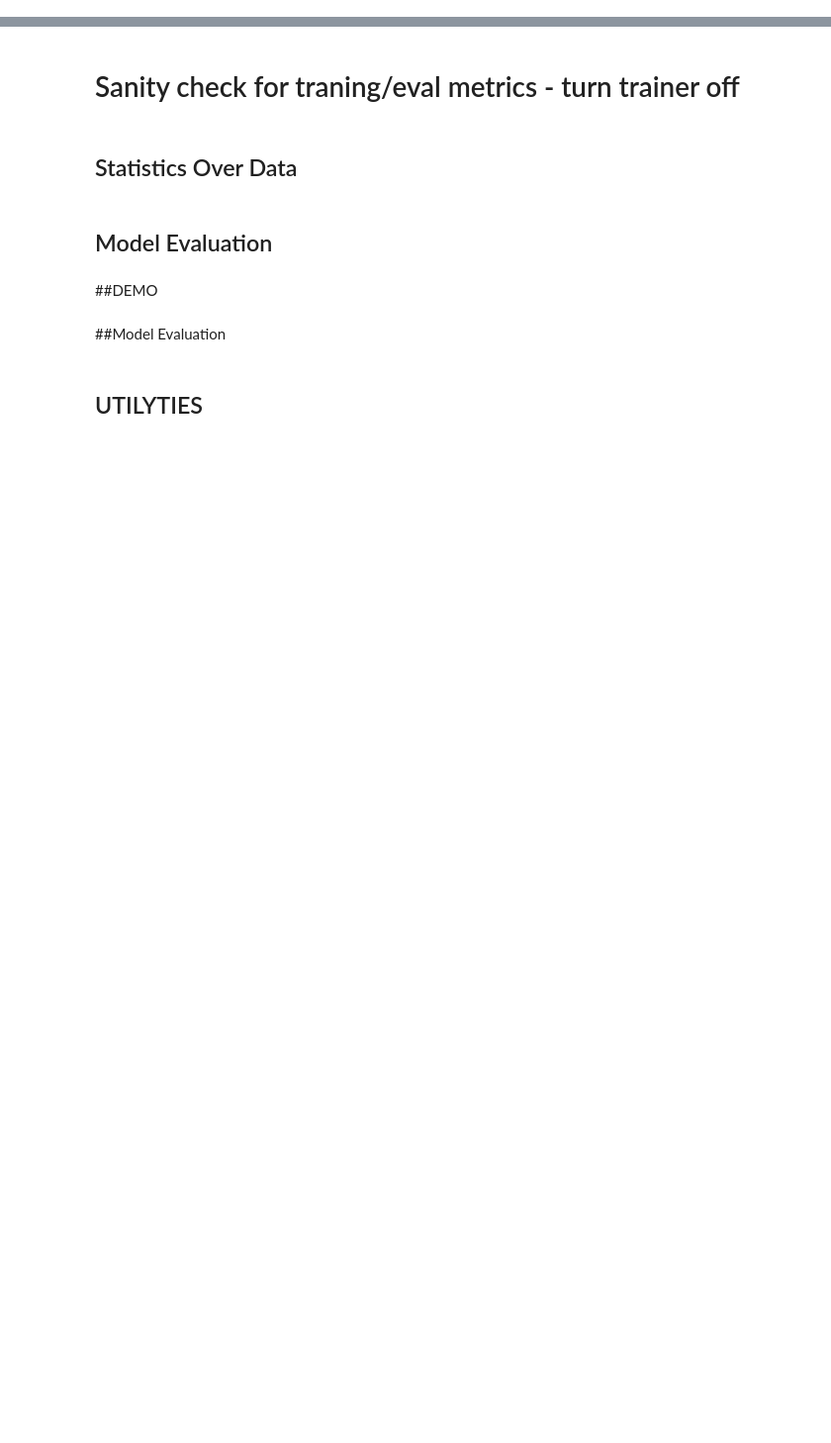
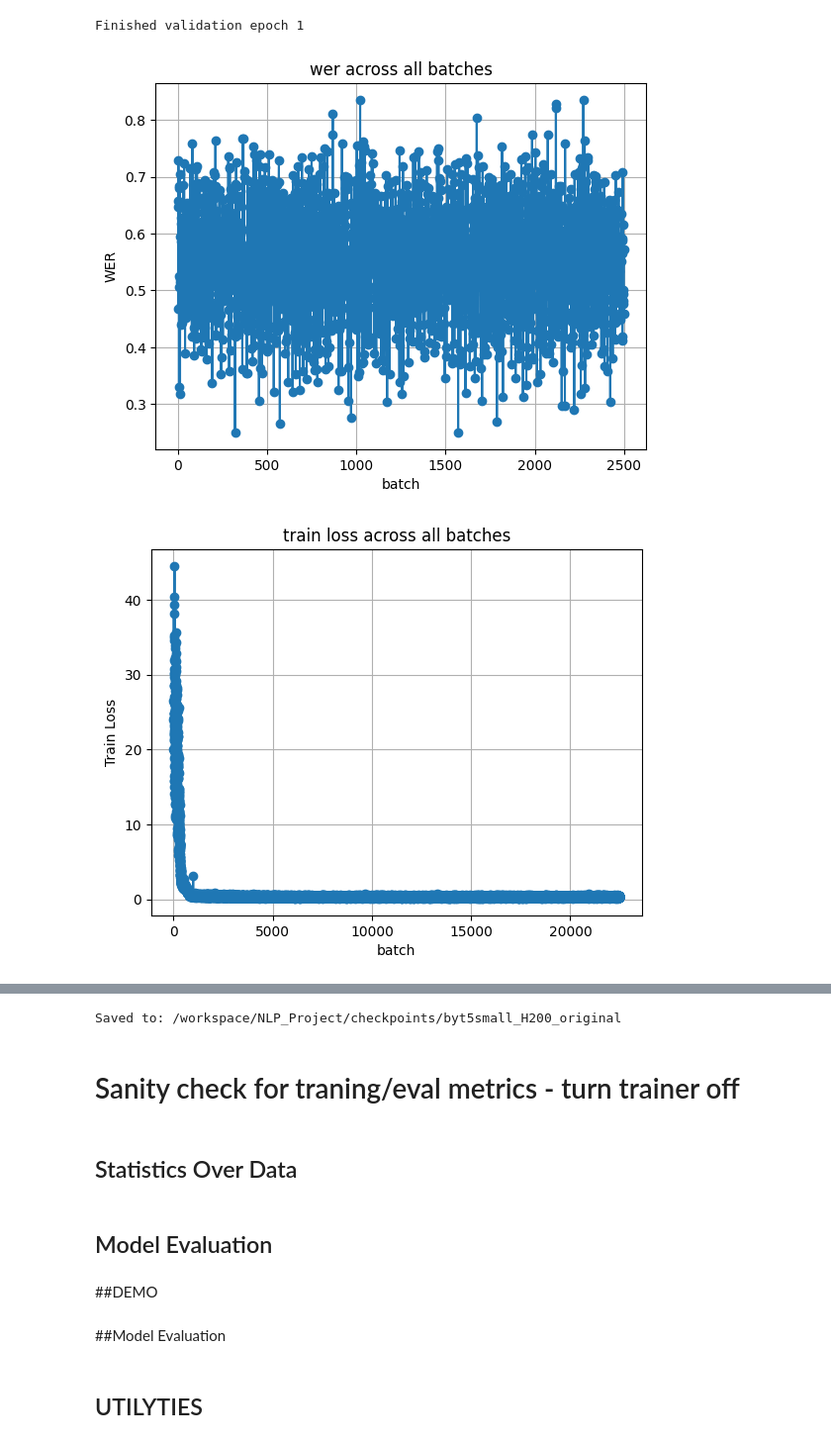
Before and after one commit to GalJakob/NLP_Project, a Jupyter notebook: post_asr_original_by_Michael_for_test_H200.ipynb, the cells around one changed output, grey strips where cells are left out. Shown: that part at 99% size. Drawn from its saved outputs; the diff is of its cells as text; code cells hidden in the pictures; blank space fills up the shorter version.

```diff
--- a/post_asr_original_by_Michael_for_test_H200.ipynb
+++ b/post_asr_original_by_Michael_for_test_H200.ipynb
@@ -176,8 +215,8 @@ print("training started")
 train_losses = []
 val_losses = []
 wer_scores = []
-exit(0)
-for epoch in range(1):  # Adjust epochs as needed
+
+for epoch in range(2):  # Adjust epochs as needed
     loop = tqdm(train_loader, leave=True)
     val_loop = tqdm(test_loader, leave=True)
     for batch in loop:
@@ -233,31 +272,35 @@ plt.xlabel("batch")
 plt.ylabel("WER")
 plt.grid(True)
 plt.show()
 
 plt.plot(train_losses, marker='o')
 plt.title("train loss across all batches")
 plt.xlabel("batch")
 plt.ylabel("Train Loss")
 plt.grid(True)
 plt.show()
 
 plt.plot(val_losses, marker='o')
 plt.title("validation loss across all batches")
 plt.xlabel("batch")
 plt.ylabel("Validation Loss")
 plt.grid(True)
 plt.show()
 
 
 from pathlib import Path
 import re
 import torch
 
 
-SAVE_DIR = Path.cwd() / "checkpoints" / f"{"byt5small"}_{"H200"}_original"
+SAVE_DIR = Path.cwd() / "checkpoints" / "byt5small_H200_original"
 SAVE_DIR.mkdir(parents=True, exist_ok=True)
 
 model.save_pretrained(SAVE_DIR)
 tokenizer.save_pretrained(SAVE_DIR)
 
 print(f"Saved to: {SAVE_DIR.resolve()}")
+# %% [output]
+Finished validation epoch 1
+[figure, added]
+[figure, added]
@@ -264,3 +308,4 @@ print(f"Saved to: {SAVE_DIR.resolve()}")
+Saved to: /workspace/NLP_Project/checkpoints/byt5small_H200_original
 # %%
 train_losses_log = np.log(train_losses)
 val_losses_log = np.log(val_losses)
```
Also changed, not shown: parts of 3 cells of this notebook.
